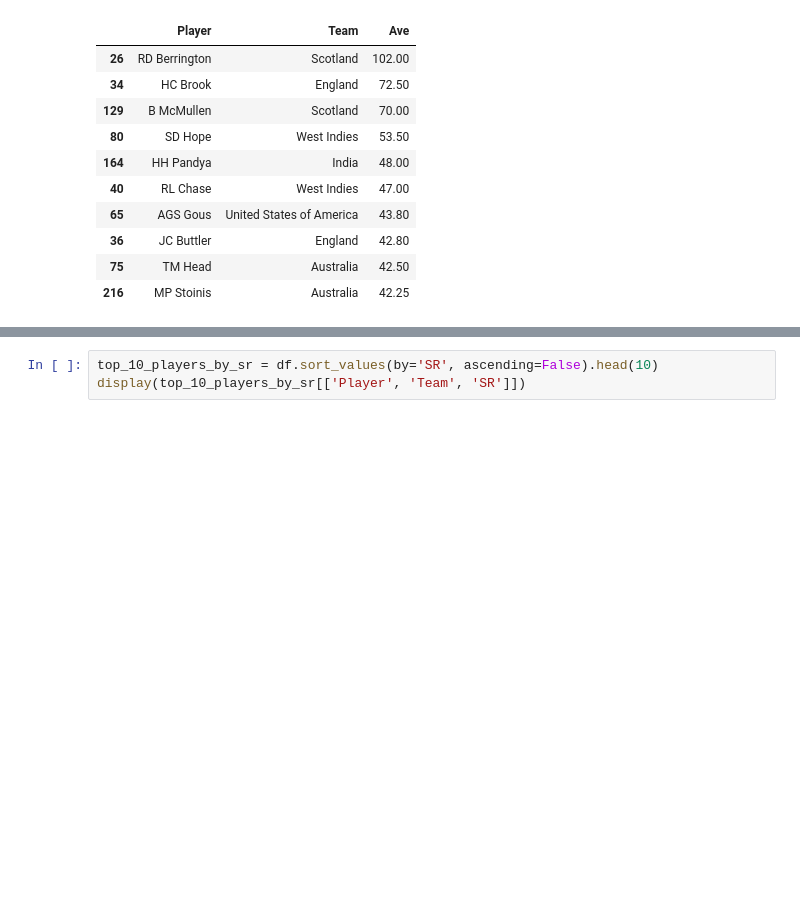
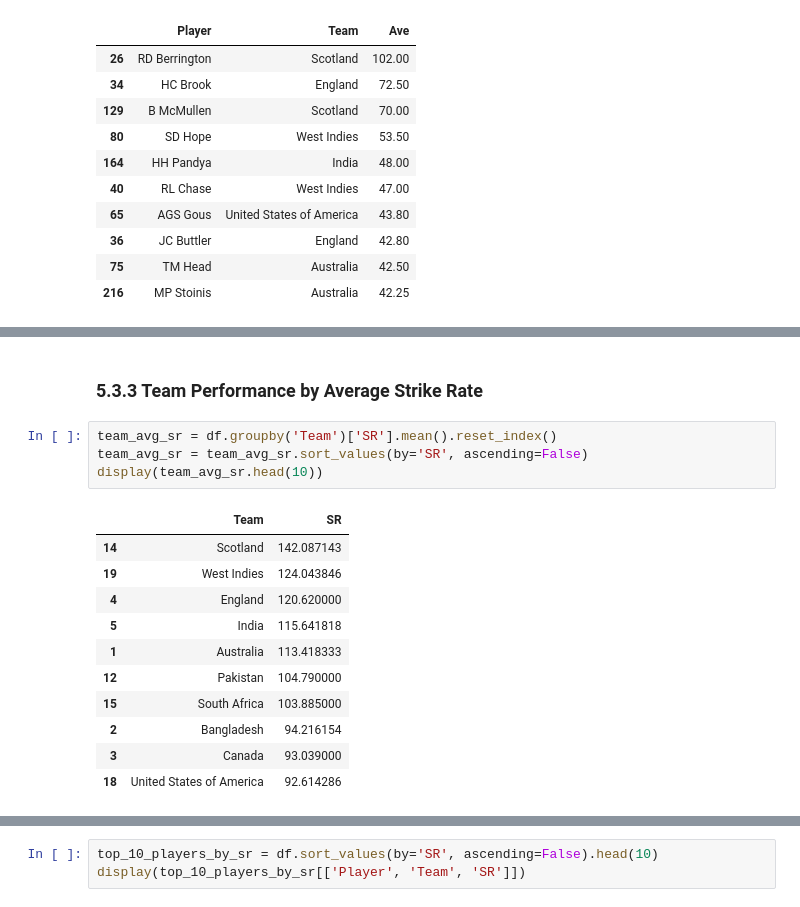
Before and after one commit to usama488/Data-science, a Jupyter notebook: (EDA)_of_the_2022_T20_World_Cup.ipynb, the cells around one changed output, grey strips where cells are left out. Cells and saved outputs as stored; diff of their text form; blank space fills up the shorter version.

```diff
--- a/(EDA)_of_the_2022_T20_World_Cup.ipynb
+++ b/(EDA)_of_the_2022_T20_World_Cup.ipynb
@@ -152,0 +214,18 @@ venue_counts.columns = ['Venue', 'Matches']
+# %% [markdown]
+### 5.3.3 Team Performance by Average Strike Rate
+# %%
+team_avg_sr = df.groupby('Team')['SR'].mean().reset_index()
+team_avg_sr = team_avg_sr.sort_values(by='SR', ascending=False)
+display(team_avg_sr.head(10))
+# %% [output]
+|  | Team | SR |
+| 14 | Scotland | 142.087143 |
+| 19 | West Indies | 124.043846 |
+| 4 | England | 120.620000 |
+| 5 | India | 115.641818 |
+| 1 | Australia | 113.418333 |
+| 12 | Pakistan | 104.790000 |
+| 15 | South Africa | 103.885000 |
+| 2 | Bangladesh | 94.216154 |
+| 3 | Canada | 93.039000 |
+| 18 | United States of America | 92.614286 |
```
Also changed, not shown: parts of 47 cells of this notebook.
